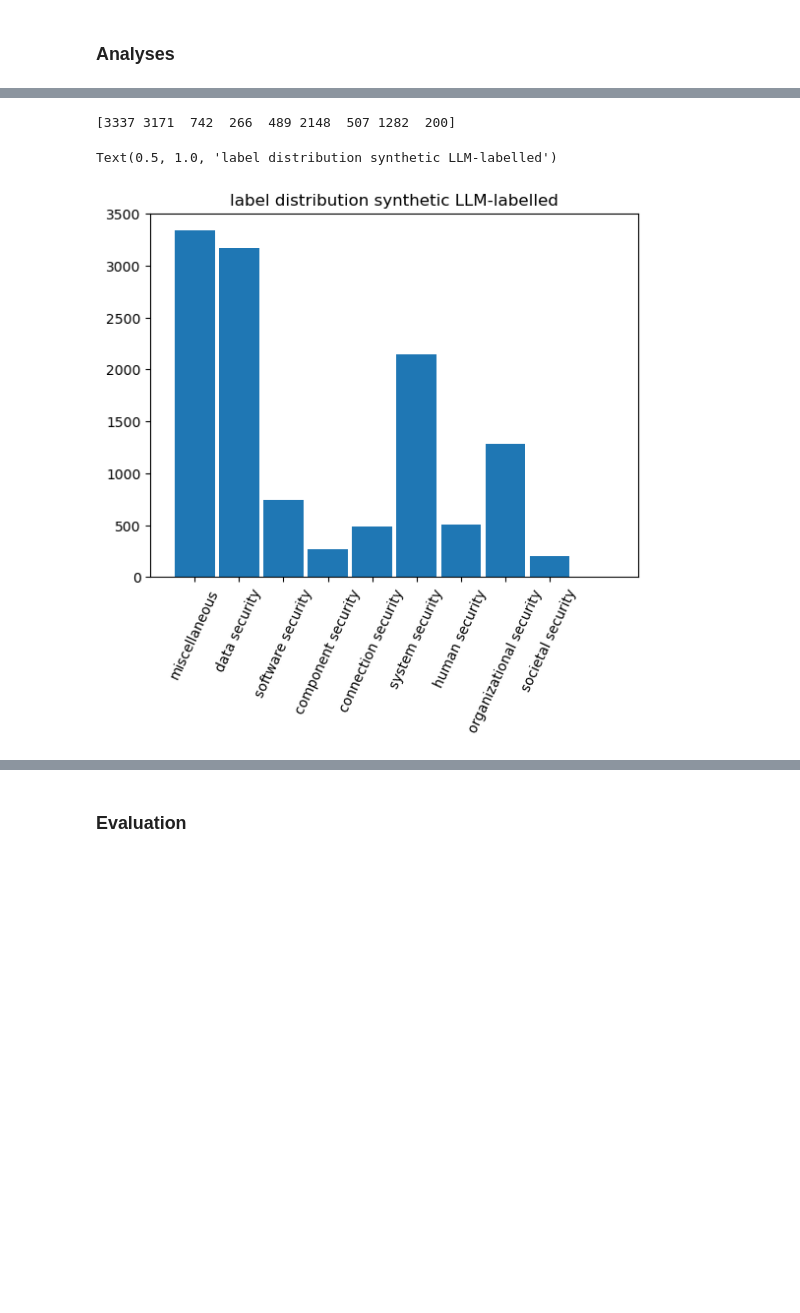
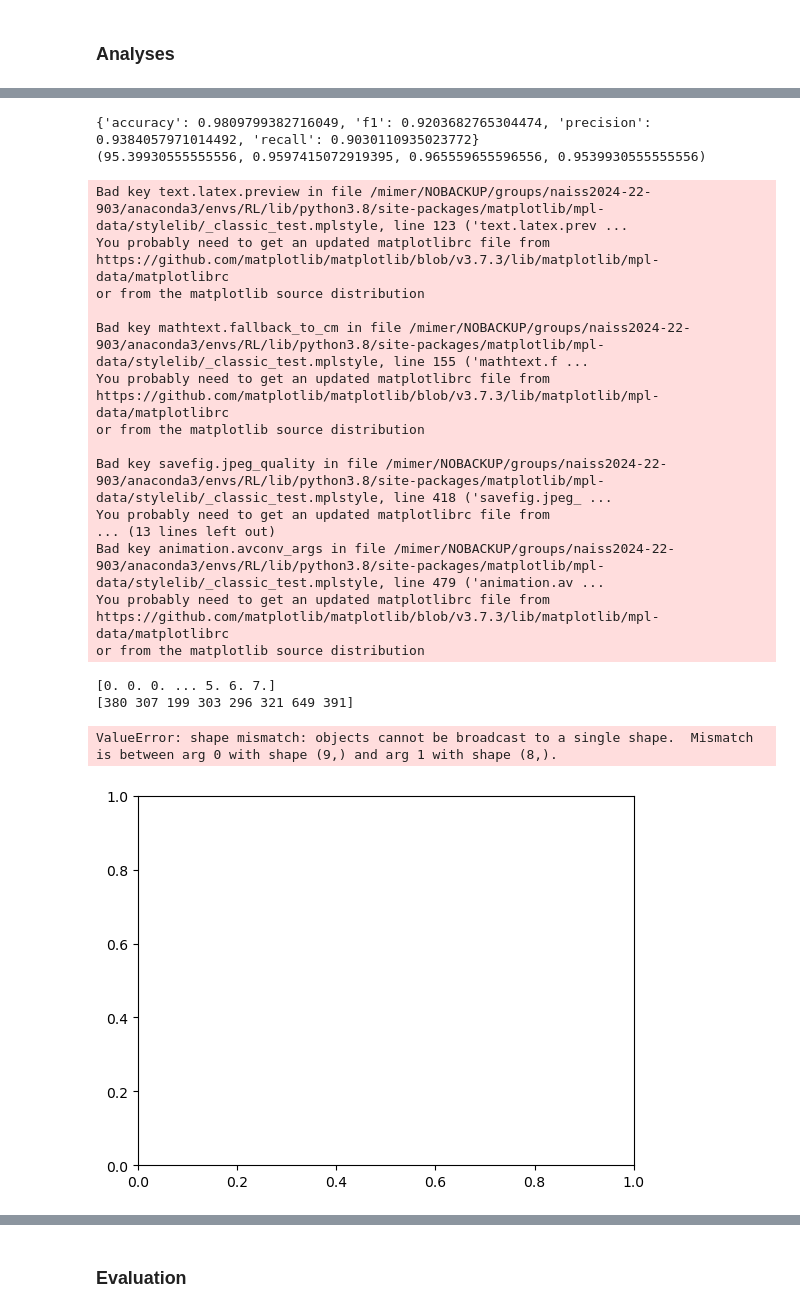
Before and after one commit to arthurnijdam/LLMedu, a Jupyter notebook: train_BERT-Copy1.ipynb, the cells around one changed output, grey strips where cells are left out. Saved outputs shown, nothing was run; the diff lists cells and outputs as text; code cells hidden in the pictures; blank space fills up the shorter version.

```diff
--- a/train_BERT-Copy1.ipynb
+++ b/train_BERT-Copy1.ipynb
@@ -442,26 +574,74 @@ conf_matrix = multilabel_confusion_matrix(labels.astype(int), predictions)
+# %%
+# new metric implementation
+def compute_lenient_metrics(y_true, y_pred):
+    """ Compute acc, precision, recall and F1 for a multi-label, multi-class dataset where at least one correct label per sample is sufficient"""
+    correct_samples = np.any((y_true & y_pred),axis=1)
+    accuracy = np.mean(correct_samples) * 100
+
+    predicted_samples = np.any(y_pred, axis=1)
+    if np.sum(predicted_samples) == 0:
+        precision = 0
+    else:
+        precision = np.sum(correct_samples) / np.sum(predicted_samples)
+
+    true_labeled_samples = np.any(y_true, axis=1)
+    recall = np.sum(correct_samples) / np.sum(true_labeled_samples)
+
+    if precision + recall == 0:
+        f1 = 0
+
+    else:
+        f1 = 2 * (precision * recall) / (precision + recall)
+    return accuracy,  f1, precision, recall
+print(metrics1)
+metrics2 = compute_lenient_metrics(labels.astype(int), pred0)
+print(metrics2)
+# %% [output]
+{'accuracy': 0.9809799382716049, 'f1': 0.9203682765304474, 'precision': 0.9384057971014492, 'recall': 0.9030110935023772}
+(95.39930555555556, 0.9597415072919395, 0.965559655596556, 0.9539930555555556)
 # %%
 # check labels
 import matplotlib.pyplot as plt
 from collections import Counter
-dataset = copy.deepcopy(dataset2)
+dataset = copy.deepcopy(data)
 non_oh = np.concatenate([list(np.where(np.array(row)==1.)[0]) for row in dataset['labels']], axis=0)
+print(non_oh)
+non_oh = [int(x) for x in non_oh]
 counts, bins = np.histogram(non_oh, bins=[0,1,2,3,4,5,6,7,8,9])
 counts = np.bincount(non_oh)
 print(counts)
 
-x_labels = ["miscellaneous", "data security", "software security", "component security", "connection security",
+x_labels = ["miscellaneous","data security", "software security", "component security", "connection security",
             "system security", "human security",  "organizational security","societal security"]
 # plot histogram of labels
 fig, ax = plt.subplots();
 ax.bar(range(9), counts, width=0.9, align='center');
 ax.set(xticks=range(9), xlim=[-1,10]);
 ax.set_xticks(np.arange(len(x_labels)))
 ax.set_xticklabels(x_labels, rotation=65)
-ax.set_title('label distribution synthetic LLM-labelled')
+ax.set_title('label distribution CSEC2017 training samples')
 # %% [output]
-[3337 3171  742  266  489 2148  507 1282  200]
+Bad key text.latex.preview in file /mimer/NOBACKUP/groups/naiss2024-22-903/anaconda3/envs/RL/lib/python3.8/site-packages/matplotlib/mpl-data/stylelib/_classic_test.mplstyle, line 123 ('text.latex.prev ...
+You probably need to get an updated matplotlibrc file from
+https://github.com/matplotlib/matplotlib/blob/v3.7.3/lib/matplotlib/mpl-data/matplotlibrc
+or from the matplotlib source distribution
+
+Bad key mathtext.fallback_to_cm in file /mimer/NOBACKUP/groups/naiss2024-22-903/anaconda3/envs/RL/lib/python3.8/site-packages/matplotlib/mpl-data/stylelib/_classic_test.mplstyle, line 155 ('mathtext.f ...
+You probably need to get an updated matplotlibrc file from
+https://github.com/matplotlib/matplotlib/blob/v3.7.3/lib/matplotlib/mpl-data/matplotlibrc
+or from the matplotlib source distribution
+
+Bad key savefig.jpeg_quality in file /mimer/NOBACKUP/groups/naiss2024-22-903/anaconda3/envs/RL/lib/python3.8/site-packages/matplotlib/mpl-data/stylelib/_classic_test.mplstyle, line 418 ('savefig.jpeg_ ...
+You probably need to get an updated matplotlibrc file from
+... (13 lines left out)
+Bad key animation.avconv_args in file /mimer/NOBACKUP/groups/naiss2024-22-903/anaconda3/envs/RL/lib/python3.8/site-packages/matplotlib/mpl-data/stylelib/_classic_test.mplstyle, line 479 ('animation.av ...
+You probably need to get an updated matplotlibrc file from
+https://github.com/matplotlib/matplotlib/blob/v3.7.3/lib/matplotlib/mpl-data/matplotlibrc
+or from the matplotlib source distribution
-Text(0.5, 1.0, 'label distribution synthetic LLM-labelled')
+[0. 0. 0. ... 5. 6. 7.]
+[380 307 199 303 296 321 649 391]
+ValueError: shape mismatch: objects cannot be broadcast to a single shape.  Mismatch is between arg 0 with shape (9,) and arg 1 with shape (8,).
-[figure, old version]
+[figure, new version]
 # %%
 import matplotlib.pyplot as plt
 from collections import Counter
```
Also changed, not shown: parts of 18 cells of this notebook, 2 other files.
